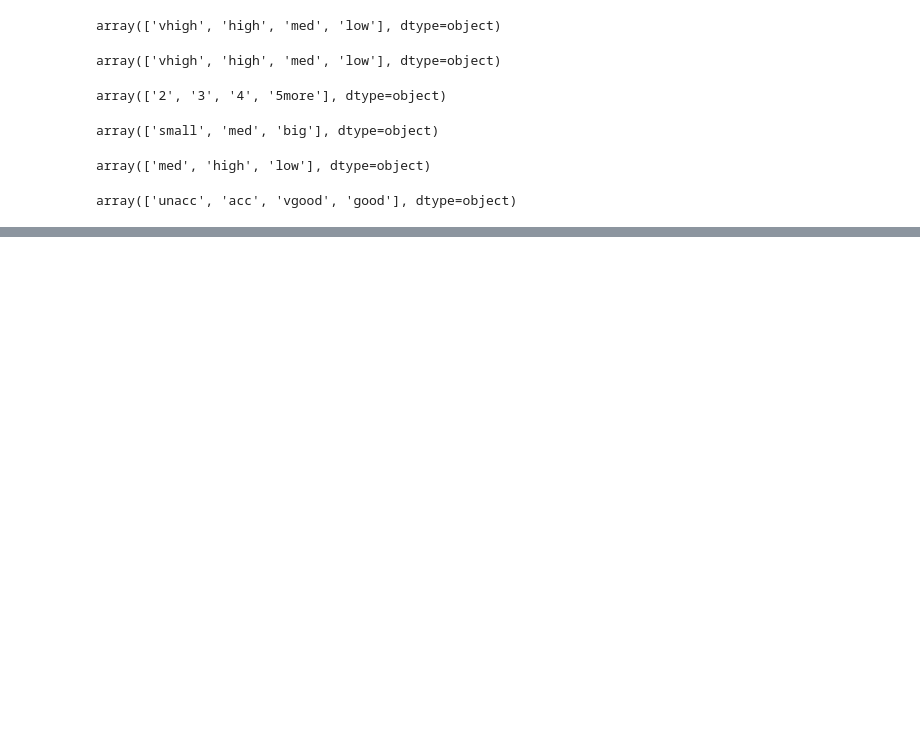
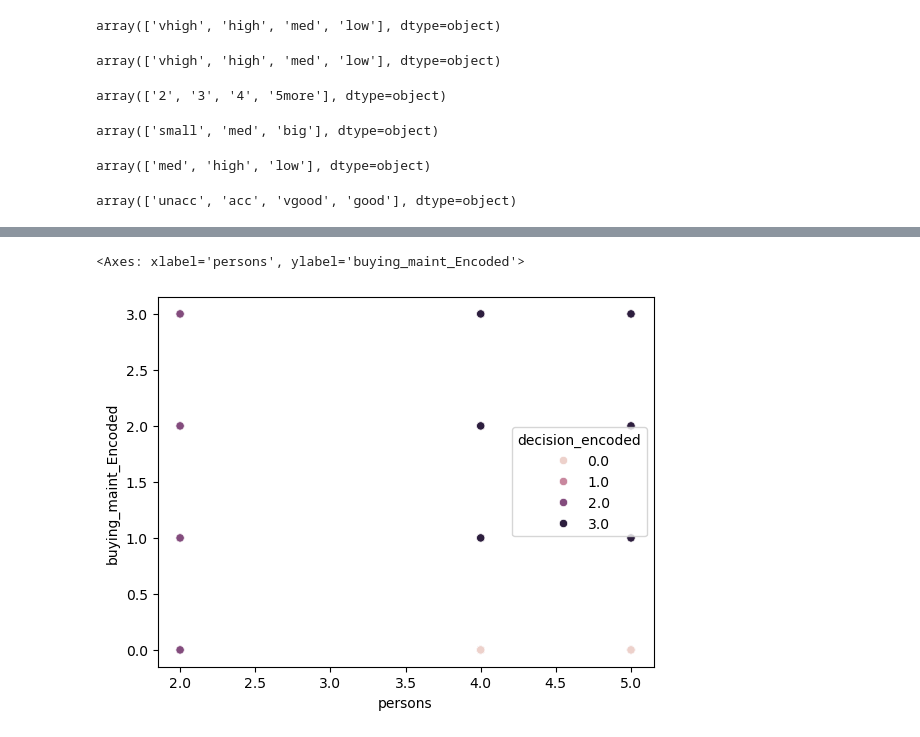
Before and after one commit to fatihsavaskurt/ML, a Jupyter notebook: car_evaluation.ipynb, the cells around one changed output, grey strips where cells are left out. Cells and saved outputs as stored; diff of their text form; code cells hidden in the pictures; blank space fills up the shorter version.

```diff
--- a/car_evaluation.ipynb
+++ b/car_evaluation.ipynb
@@ -109,0 +177,3 @@ from sklearn.preprocessing import OrdinalEncoder
+# %%
+encoder_lug = OrdinalEncoder()
+df["lug_boot_encoded"] = encoder_lug.fit_transform(df[["lug_boot"]])
@@ -109,0 +189,3 @@ from sklearn.preprocessing import OrdinalEncoder
+# %%
+encoder_safety = OrdinalEncoder()
+df["safety_encoded"] = encoder_lug.fit_transform(df[["safety"]])
@@ -109,0 +194,3 @@ from sklearn.preprocessing import OrdinalEncoder
+# %%
+encoder_decision= OrdinalEncoder()
+df["decision_encoded"] = encoder_decision.fit_transform(df[["decision"]])
@@ -109,0 +206,2 @@ from sklearn.preprocessing import OrdinalEncoder
+# %%
+df = df.drop(columns=["maint", "decision", "safety", "lug_boot", "buying"])
@@ -109,0 +250,5 @@ from sklearn.preprocessing import OrdinalEncoder
+# %%
+sns.scatterplot(x = df["persons"], y = df["buying_maint_Encoded"], hue=df["decision_encoded"])
+# %% [output]
+<Axes: xlabel='persons', ylabel='buying_maint_Encoded'>
+[figure, added]
```
Also changed, not shown: parts of 38 cells of this notebook.
